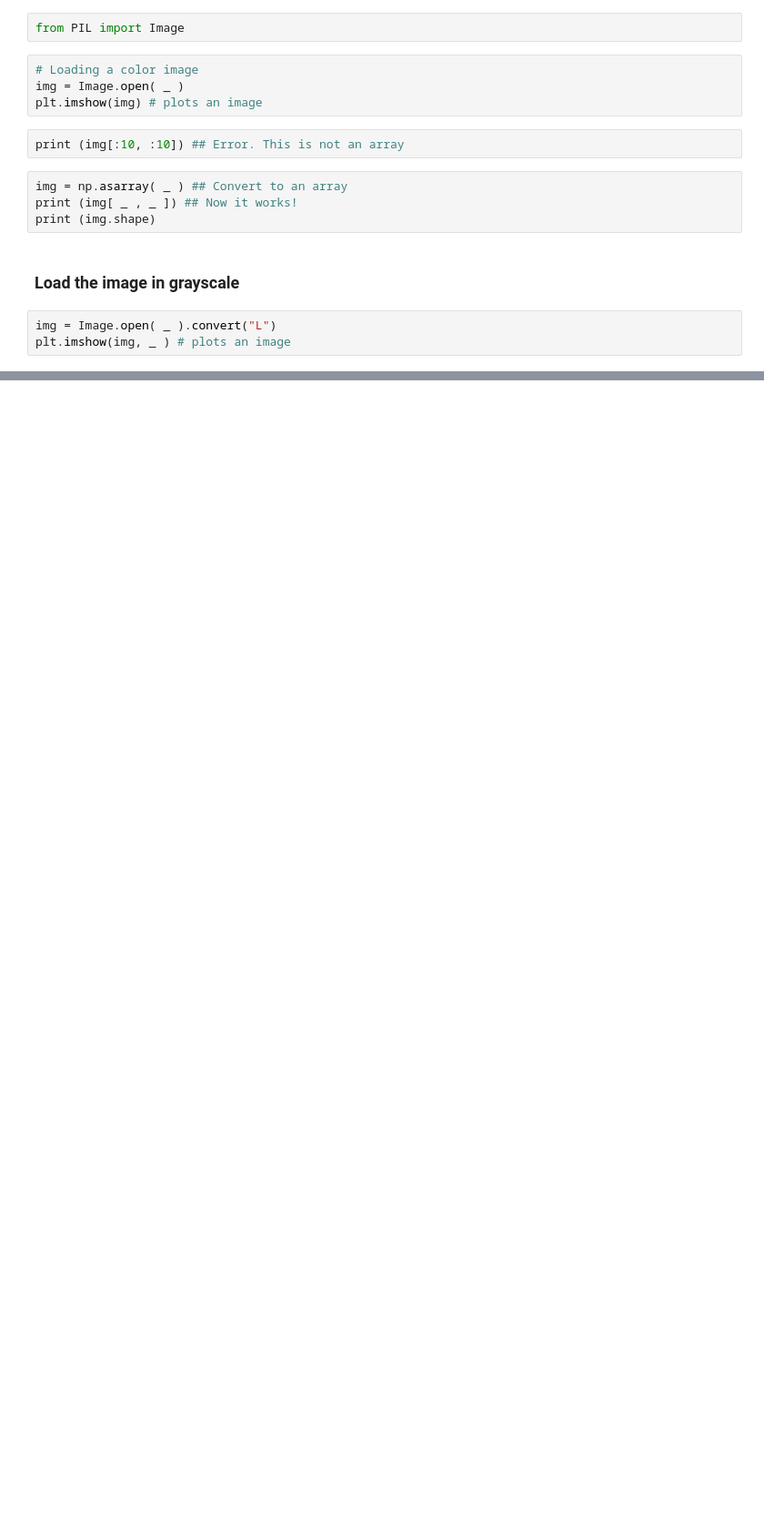
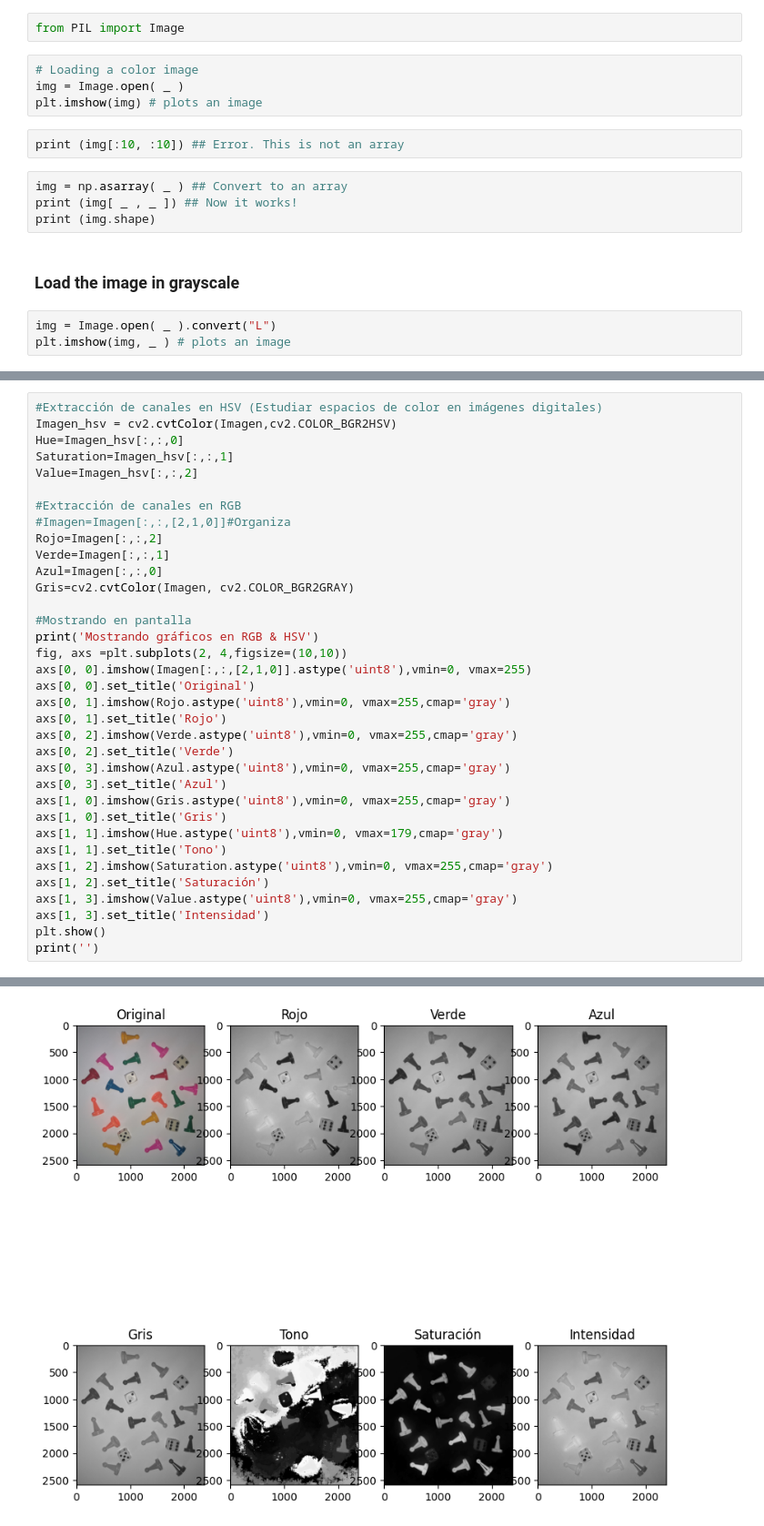
Before and after one commit to brahiangiraldo/machine_learning, a Jupyter notebook: Sem_01/Basics.ipynb, the cells around one changed output, grey strips where cells are left out. Shown at 91% size. Drawn from its saved outputs; the diff is of its cells as text; blank space fills up the shorter version.

```diff
--- a/Sem_01/Basics.ipynb
+++ b/Sem_01/Basics.ipynb
@@ -201,0 +214,36 @@ plt.imshow(img, _ ) # plots an image
+# %%
+#Extracción de canales en HSV (Estudiar espacios de color en imágenes digitales)
+Imagen_hsv = cv2.cvtColor(Imagen,cv2.COLOR_BGR2HSV)
+Hue=Imagen_hsv[:,:,0]
+Saturation=Imagen_hsv[:,:,1]
+Value=Imagen_hsv[:,:,2]
+
+#Extracción de canales en RGB
+#Imagen=Imagen[:,:,[2,1,0]]#Organiza
+Rojo=Imagen[:,:,2]
+Verde=Imagen[:,:,1]
+Azul=Imagen[:,:,0]
+Gris=cv2.cvtColor(Imagen, cv2.COLOR_BGR2GRAY)
+
+#Mostrando en pantalla
+print('Mostrando gráficos en RGB & HSV')
+fig, axs =plt.subplots(2, 4,figsize=(10,10))
+axs[0, 0].imshow(Imagen[:,:,[2,1,0]].astype('uint8'),vmin=0, vmax=255)
+axs[0, 0].set_title('Original')
+axs[0, 1].imshow(Rojo.astype('uint8'),vmin=0, vmax=255,cmap='gray')
+axs[0, 1].set_title('Rojo')
+axs[0, 2].imshow(Verde.astype('uint8'),vmin=0, vmax=255,cmap='gray')
+axs[0, 2].set_title('Verde')
+axs[0, 3].imshow(Azul.astype('uint8'),vmin=0, vmax=255,cmap='gray')
+axs[0, 3].set_title('Azul')
+axs[1, 0].imshow(Gris.astype('uint8'),vmin=0, vmax=255,cmap='gray')
+axs[1, 0].set_title('Gris')
+axs[1, 1].imshow(Hue.astype('uint8'),vmin=0, vmax=179,cmap='gray')
+axs[1, 1].set_title('Tono')
+axs[1, 2].imshow(Saturation.astype('uint8'),vmin=0, vmax=255,cmap='gray')
+axs[1, 2].set_title('Saturación')
+axs[1, 3].imshow(Value.astype('uint8'),vmin=0, vmax=255,cmap='gray')
+axs[1, 3].set_title('Intensidad')
+plt.show()
+print('')
+# %% [output]
@@ -201,0 +251 @@ plt.imshow(img, _ ) # plots an image
+[figure, added]
```
Also changed, not shown: parts of 13 cells of this notebook, 3 other files.
